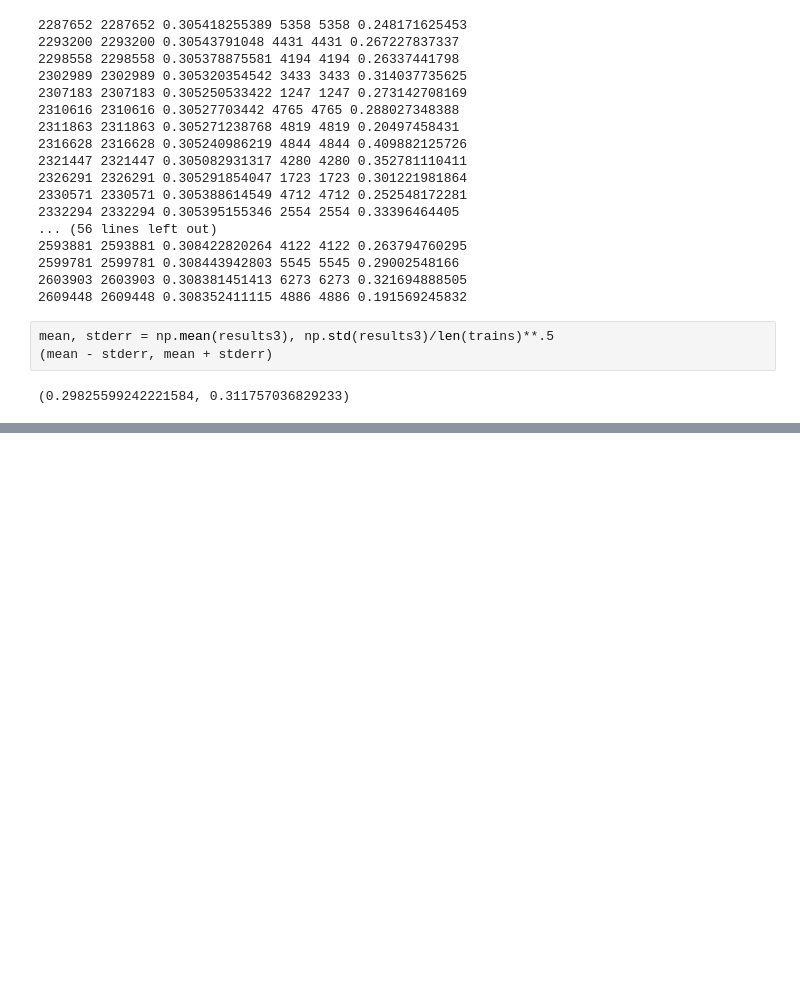
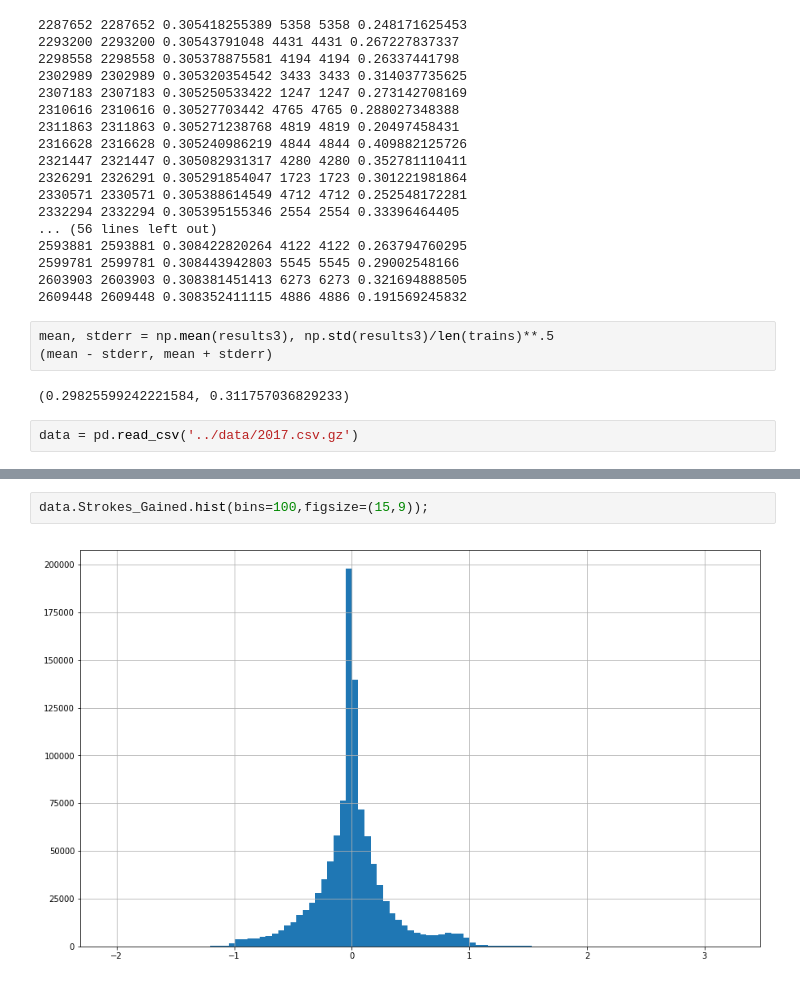
Before and after one commit to adamwlev/StrokesGained2, a Jupyter notebook: Exploration/Untitled10.ipynb, the cells around one changed output, grey strips where cells are left out. Drawn from its saved outputs; the diff is of its cells as text; blank space fills up the shorter version.

```diff
--- a/Exploration/Untitled10.ipynb
+++ b/Exploration/Untitled10.ipynb
@@ -339,3 +430,5 @@ mean, stderr = np.mean(results3), np.std(results3)/len(trains)**.5
 (mean - stderr, mean + stderr)
 # %% [output]
 (0.29825599242221584, 0.311757036829233)
+# %%
+data = pd.read_csv('../data/2017.csv.gz')
@@ -341,0 +445,4 @@ mean, stderr = np.mean(results3), np.std(results3)/len(trains)**.5
+# %%
+data.Strokes_Gained.hist(bins=100,figsize=(15,9));
+# %% [output]
+[figure, added]
```
Also changed, not shown: parts of 10 cells of this notebook, 54 other files.
